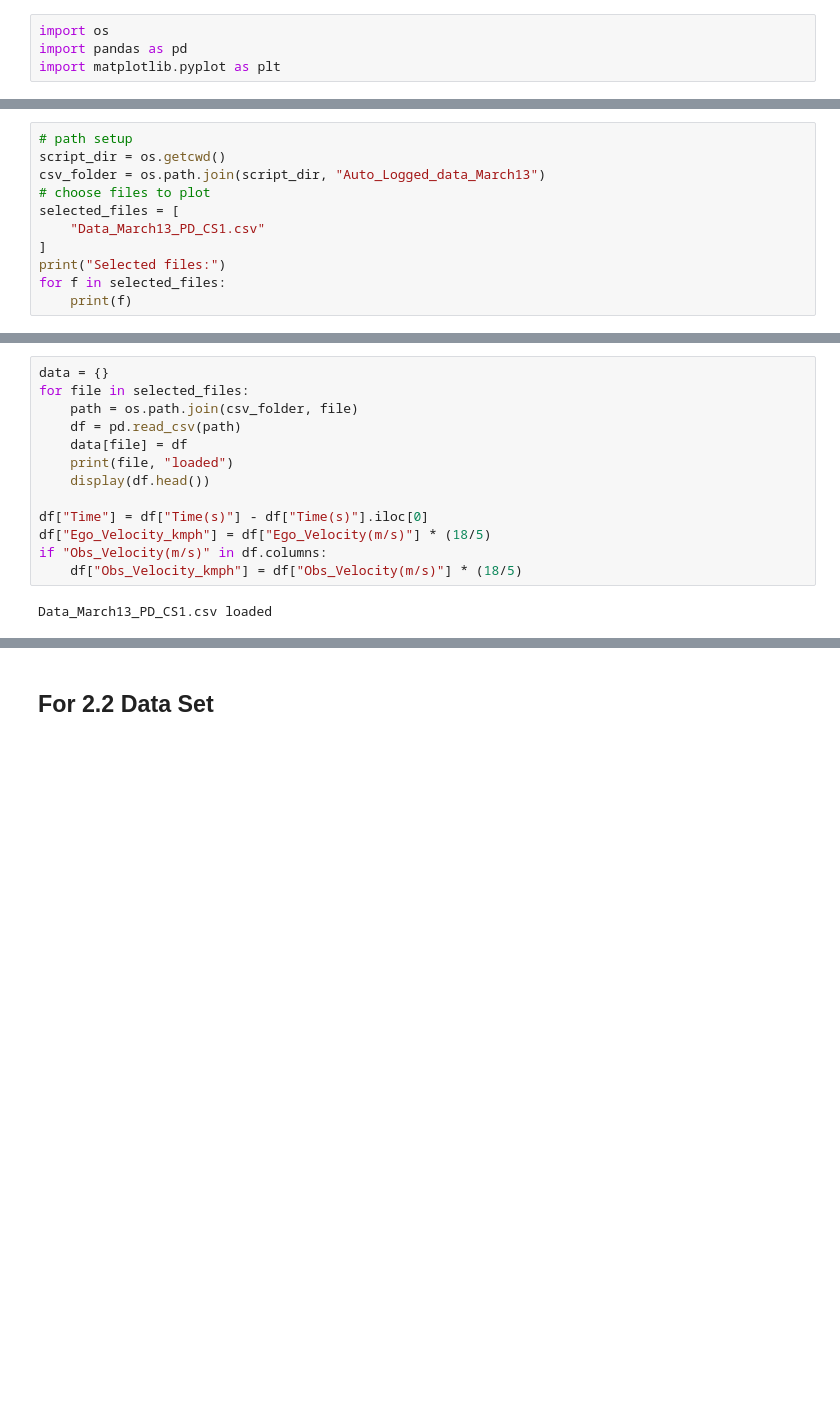
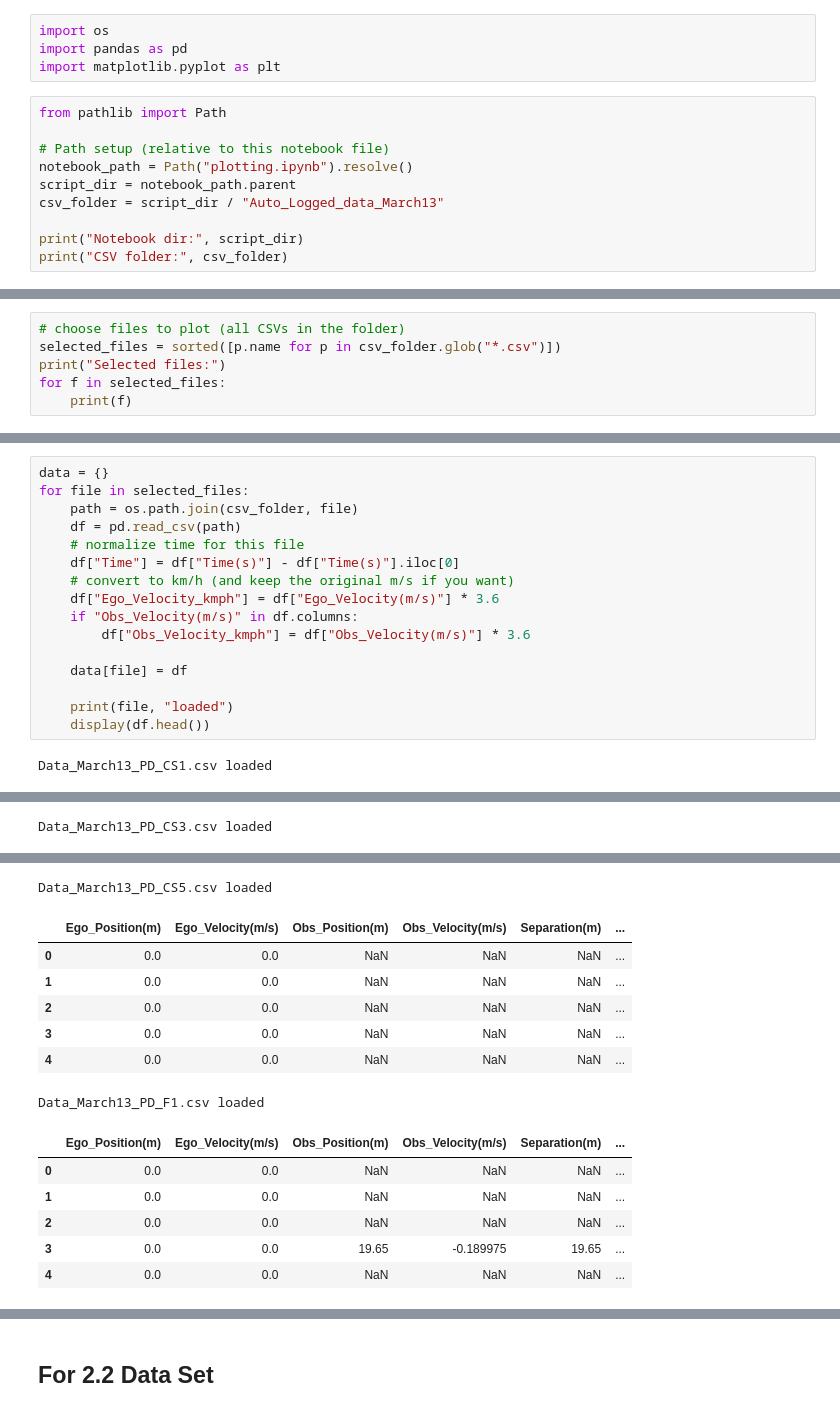
Before and after one commit to Santhosh4888/Adaptive-Cruise-Control, a Jupyter notebook: 9_Vehicle_Testing_Results/Testing_Using_Radar/March13_2026/plotting.ipynb, the cells around one changed output, grey strips where cells are left out. Saved outputs shown, nothing was run; the diff lists cells and outputs as text; blank space fills up the shorter version.

```diff
--- a/9_Vehicle_Testing_Results/Testing_Using_Radar/March13_2026/plotting.ipynb
+++ b/9_Vehicle_Testing_Results/Testing_Using_Radar/March13_2026/plotting.ipynb
@@ -2,3 +2,13 @@
 import os
 import pandas as pd
 import matplotlib.pyplot as plt
+# %%
+from pathlib import Path
+
+# Path setup (relative to this notebook file)
+notebook_path = Path("plotting.ipynb").resolve()
+script_dir = notebook_path.parent
+csv_folder = script_dir / "Auto_Logged_data_March13"
+
+print("Notebook dir:", script_dir)
+print("CSV folder:", csv_folder)
@@ -5,11 +18,6 @@ import matplotlib.pyplot as plt
 # %%
-# path setup
-script_dir = os.getcwd()
-csv_folder = os.path.join(script_dir, "Auto_Logged_data_March13")
-# choose files to plot
-selected_files = [
-    "Data_March13_PD_CS1.csv"
-]
+# choose files to plot (all CSVs in the folder)
+selected_files = sorted([p.name for p in csv_folder.glob("*.csv")])
 print("Selected files:")
 for f in selected_files:
     print(f)
@@ -21,14 +33,17 @@ data = {}
 for file in selected_files:
     path = os.path.join(csv_folder, file)
     df = pd.read_csv(path)
+    # normalize time for this file
+    df["Time"] = df["Time(s)"] - df["Time(s)"].iloc[0]
+    # convert to km/h (and keep the original m/s if you want)
+    df["Ego_Velocity_kmph"] = df["Ego_Velocity(m/s)"] * 3.6
+    if "Obs_Velocity(m/s)" in df.columns:
+        df["Obs_Velocity_kmph"] = df["Obs_Velocity(m/s)"] * 3.6
+
     data[file] = df
+
     print(file, "loaded")
     display(df.head())
-
-df["Time"] = df["Time(s)"] - df["Time(s)"].iloc[0]
-df["Ego_Velocity_kmph"] = df["Ego_Velocity(m/s)"] * (18/5)
-if "Obs_Velocity(m/s)" in df.columns:
-    df["Obs_Velocity_kmph"] = df["Obs_Velocity(m/s)"] * (18/5)
 # %% [output]
 Data_March13_PD_CS1.csv loaded
 |  | Ego_Position(m) | Ego_Velocity(m/s) | Obs_Position(m) | Obs_Velocity(m/s) | Separation(m) | ... |
@@ -39,0 +62 @@ Data_March13_PD_CS1.csv loaded
+Data_March13_PD_CS3.csv loaded
@@ -40 +69,15 @@ Data_March13_PD_CS1.csv loaded
+Data_March13_PD_CS5.csv loaded
+|  | Ego_Position(m) | Ego_Velocity(m/s) | Obs_Position(m) | Obs_Velocity(m/s) | Separation(m) | ... |
+| 0 | 0.0 | 0.0 | NaN | NaN | NaN | ... |
+| 1 | 0.0 | 0.0 | NaN | NaN | NaN | ... |
+| 2 | 0.0 | 0.0 | NaN | NaN | NaN | ... |
+| 3 | 0.0 | 0.0 | NaN | NaN | NaN | ... |
+| 4 | 0.0 | 0.0 | NaN | NaN | NaN | ... |
+Data_March13_PD_F1.csv loaded
+|  | Ego_Position(m) | Ego_Velocity(m/s) | Obs_Position(m) | Obs_Velocity(m/s) | Separation(m) | ... |
+| 0 | 0.0 | 0.0 | NaN | NaN | NaN | ... |
+| 1 | 0.0 | 0.0 | NaN | NaN | NaN | ... |
+| 2 | 0.0 | 0.0 | NaN | NaN | NaN | ... |
+| 3 | 0.0 | 0.0 | 19.65 | -0.189975 | 19.65 | ... |
+| 4 | 0.0 | 0.0 | NaN | NaN | NaN | ... |
 # %%
```
Also changed, not shown: parts of 14 cells of this notebook, 2 other files.
